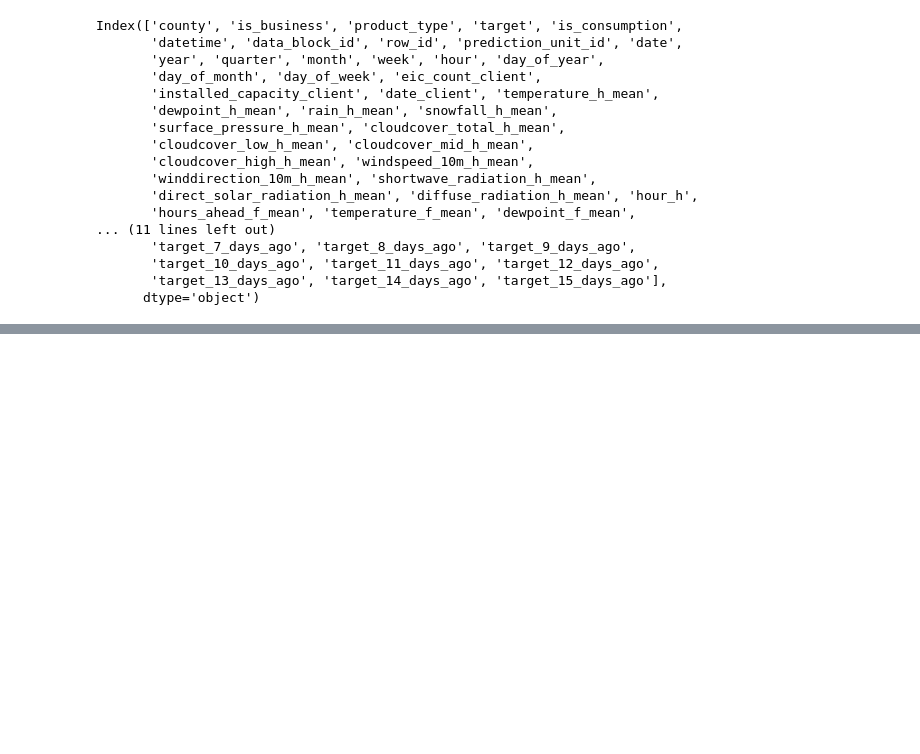
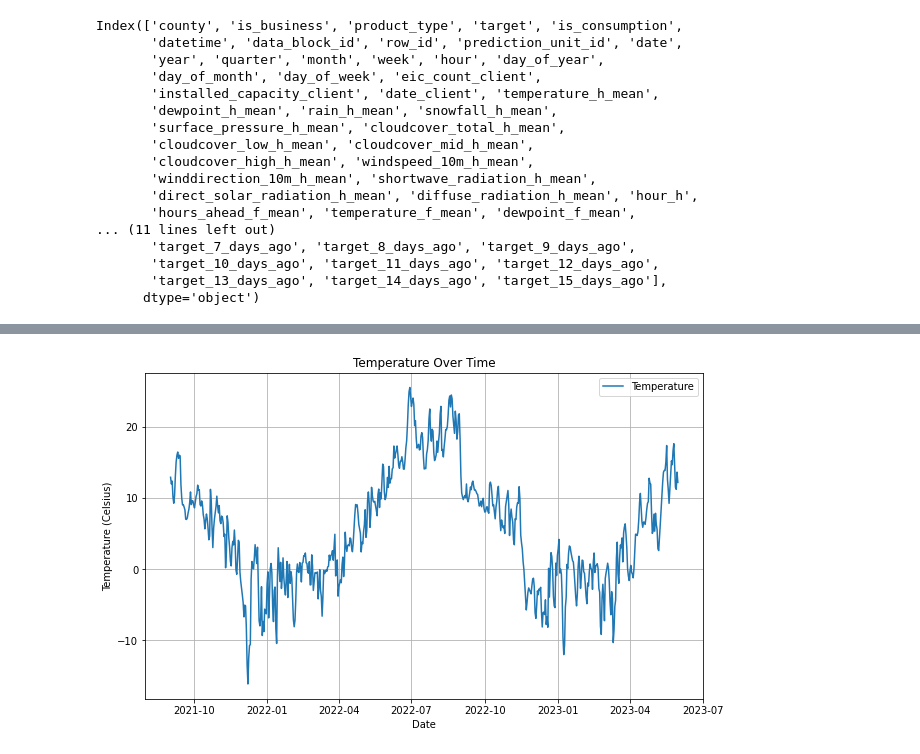
Before and after one commit to kjiang25/Sustainability-Datathon, a Jupyter notebook: data_and_starter_code/data_cleaning.ipynb, the cells around one changed output, grey strips where cells are left out. Cells and saved outputs as stored; diff of their text form; code cells hidden in the pictures; blank space fills up the shorter version.

```diff
--- a/data_and_starter_code/data_cleaning.ipynb
+++ b/data_and_starter_code/data_cleaning.ipynb
@@ -280,0 +325,13 @@ plt.show()
+# %%
+temp = df.groupby(['date'])['temperature_h_mean'].mean().reset_index()
+# Plotting temp over date
+plt.figure(figsize=(10, 6))
+plt.plot(temp['date'], temp['temperature_h_mean'], label='Temperature')
+plt.title('Temperature Over Time')
+plt.xlabel('Date')
+plt.ylabel('Temperature (Celsius)')
+plt.legend()
+plt.grid(True)
+plt.show()
+# %% [output]
+[figure, added]
```
Also changed, not shown: parts of 7 cells of this notebook.
